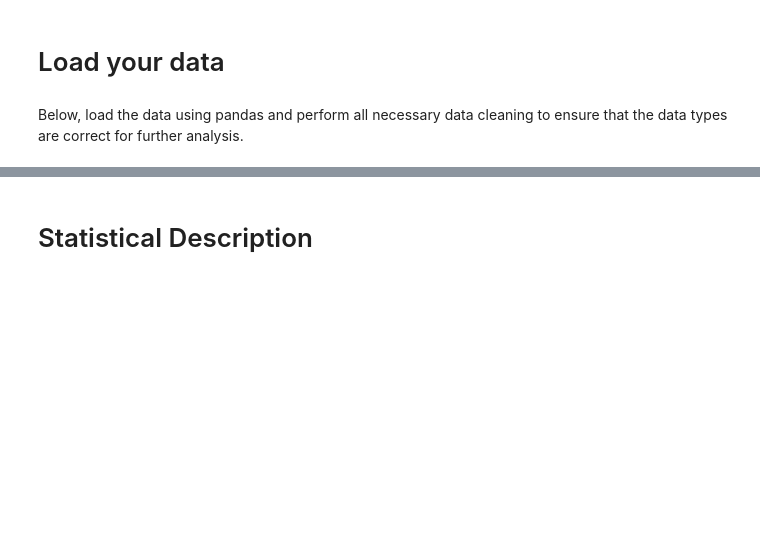
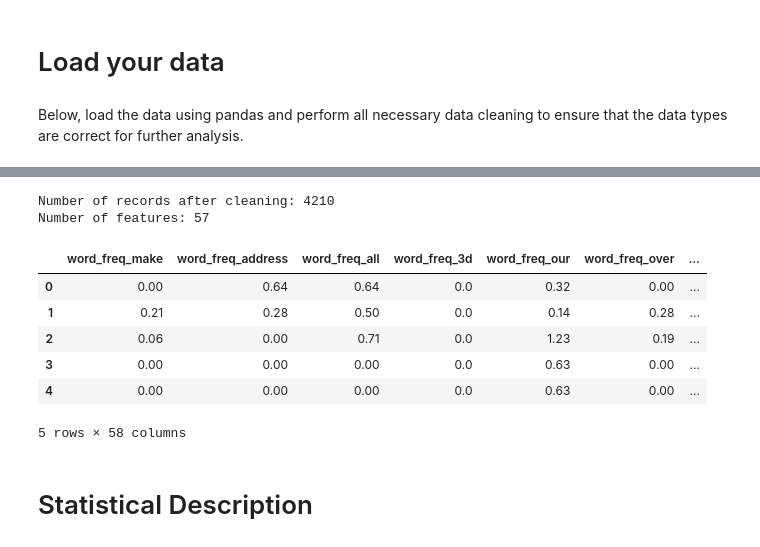
Before and after one commit to tuchanski/spambase-classification, a Jupyter notebook: main.ipynb, the cells around one changed output, grey strips where cells are left out. Saved outputs shown, nothing was run; the diff lists cells and outputs as text; code cells hidden in the pictures; blank space fills up the shorter version.

Commit message:
chore: add project summary

```diff
--- a/main.ipynb
+++ b/main.ipynb
@@ -30,0 +110,5 @@ Below, load the data using pandas and perform all necessary data cleaning to ens
+# %%
+df = df.drop_duplicates().copy()
+
+# 3. Ensure the target variable is stored as integer
+df['Class'] = df['Class'].astype(int)
@@ -31,3 +141,19 @@ Below, load the data using pandas and perform all necessary data cleaning to ens
+# %%
+# Final dataset summary
+print(f"\nNumber of records after cleaning: {df.shape[0]}")
+print(f"Number of features: {df.shape[1] - 1}")
+
+display(df.head())
+# %% [output]
+Number of records after cleaning: 4210
+Number of features: 57
+|  | word_freq_make | word_freq_address | word_freq_all | word_freq_3d | word_freq_our | word_freq_over | ... |
+| 0 | 0.00 | 0.64 | 0.64 | 0.0 | 0.32 | 0.00 | ... |
+| 1 | 0.21 | 0.28 | 0.50 | 0.0 | 0.14 | 0.28 | ... |
+| 2 | 0.06 | 0.00 | 0.71 | 0.0 | 1.23 | 0.19 | ... |
+| 3 | 0.00 | 0.00 | 0.00 | 0.0 | 0.63 | 0.00 | ... |
+| 4 | 0.00 | 0.00 | 0.00 | 0.0 | 0.63 | 0.00 | ... |
+5 rows × 58 columns
 # %% [markdown]
 # Statistical Description
 # %% [markdown]
```
Also changed, not shown: parts of 13 cells of this notebook.
